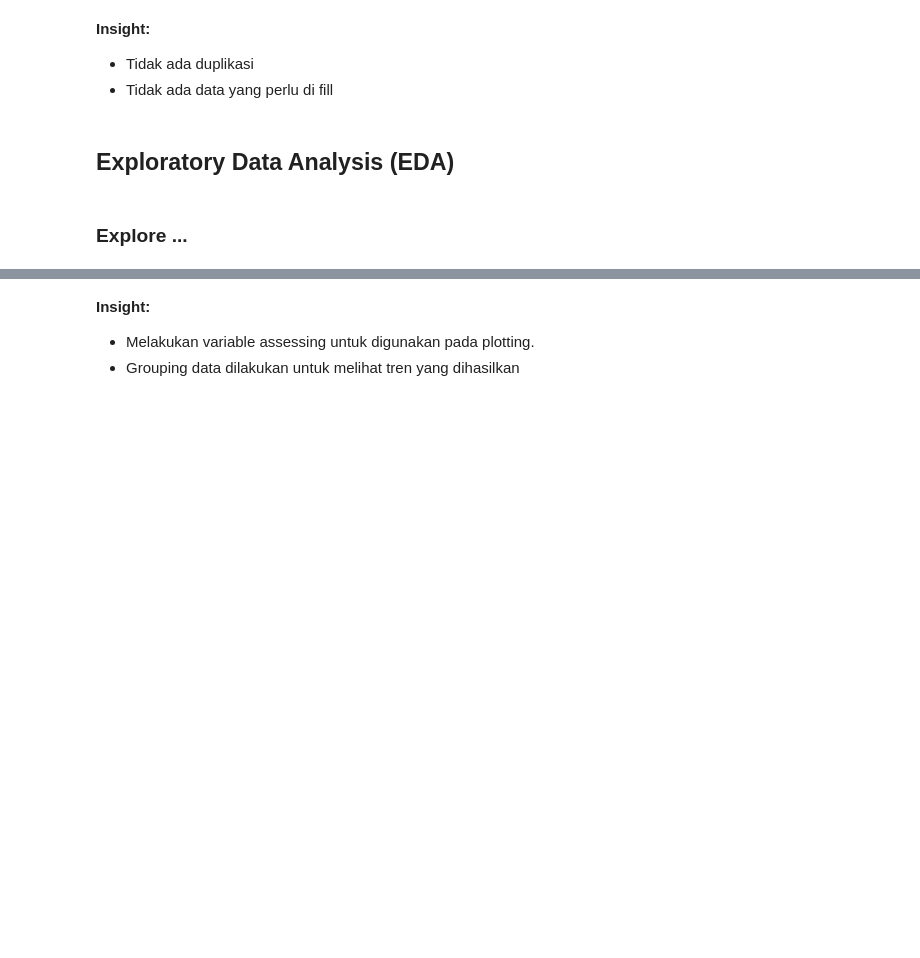
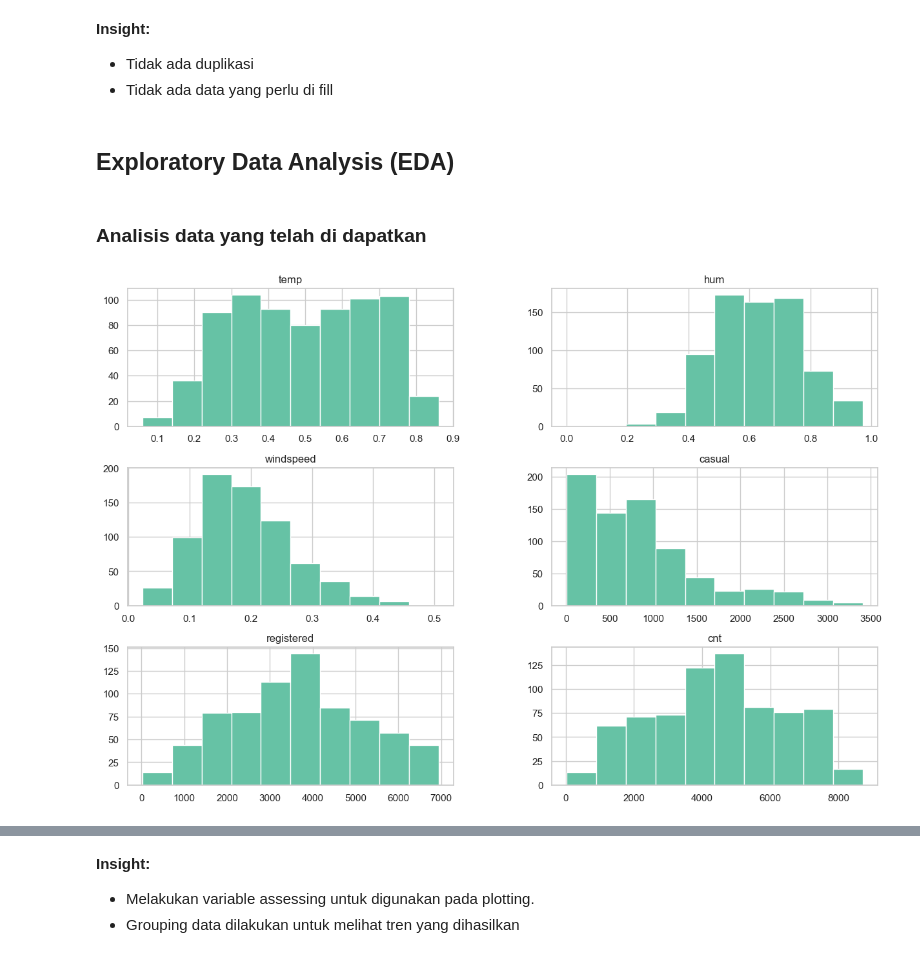
Before and after one commit to gemilang-ramadhan/Leraning-DA, a Jupyter notebook: Proyek_Analisis_Data.ipynb, the cells around one changed output, grey strips where cells are left out. Saved outputs shown, nothing was run; the diff lists cells and outputs as text; code cells hidden in the pictures; blank space fills up the shorter version.

```diff
--- a/Proyek_Analisis_Data.ipynb
+++ b/Proyek_Analisis_Data.ipynb
@@ -99,5 +141,13 @@ Both hour.csv and day.csv have the following fields, except hr which is not avai
 - Tidak ada data yang perlu di fill
 # %% [markdown]
 ## Exploratory Data Analysis (EDA)
-# %% [markdown]
-### Explore ...
+# %% [markdown]
+### Analisis data yang telah di dapatkan
+# %%
+numerical_cols = ['temp', 'hum', 'windspeed', 'casual', 'registered', 'cnt']
+
+# Histograms
+day_df[numerical_cols].hist(figsize=(15, 10))
+plt.show()
+# %% [output]
+[figure, added]
```
Also changed, not shown: parts of 27 cells of this notebook, 1 other file.
